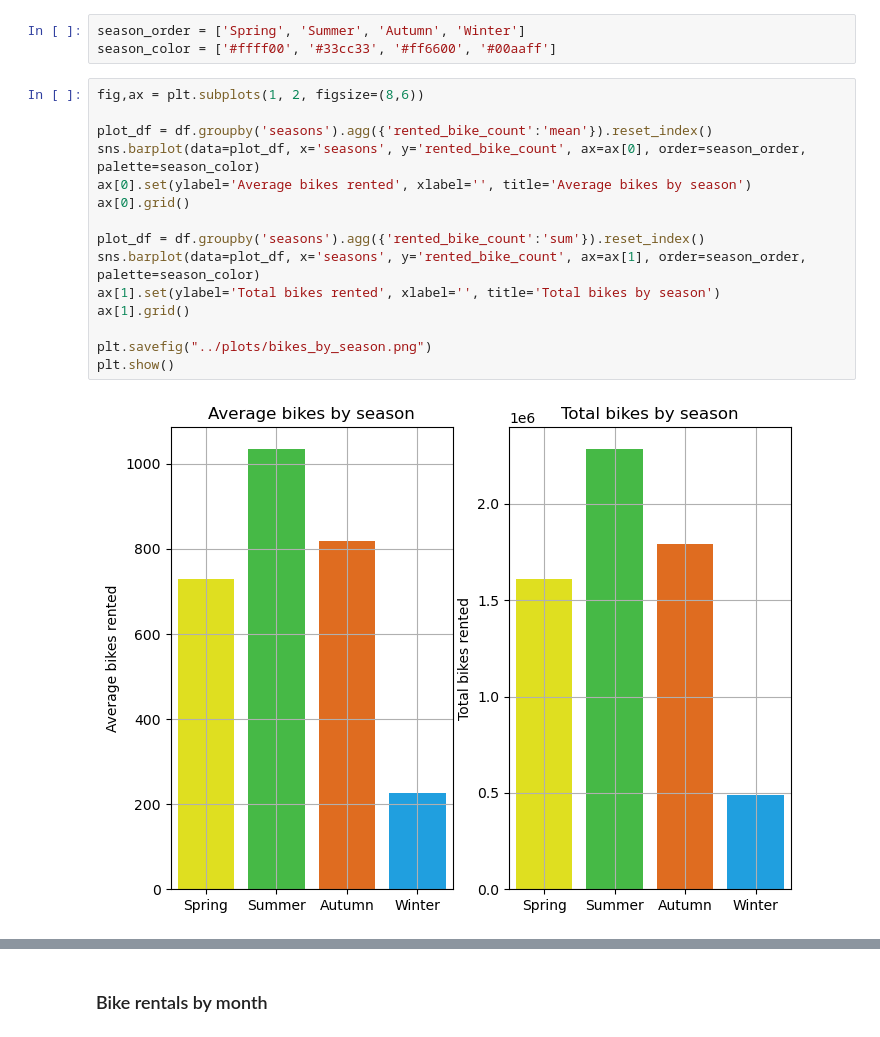
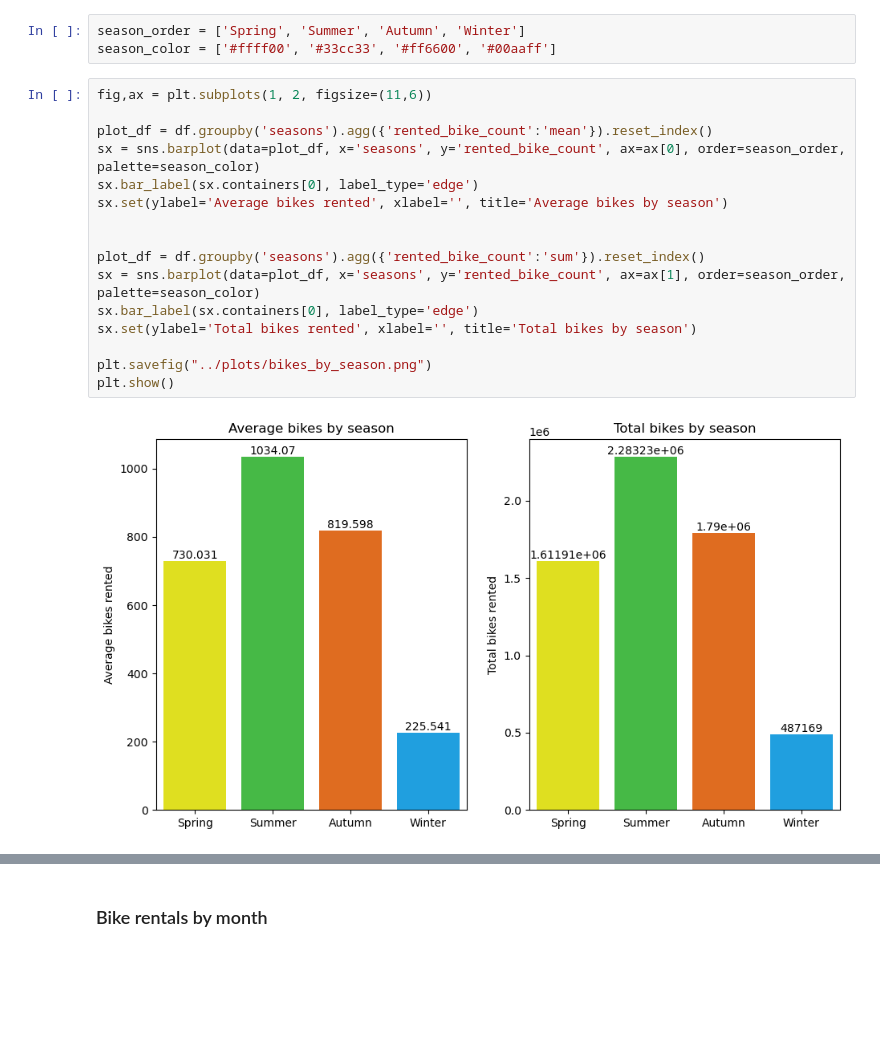
Before and after one commit to lukwies/Bikerentals-in-Seoul, a Jupyter notebook: notebooks/exploration.ipynb, the cells around one changed output, grey strips where cells are left out. Cells and saved outputs as stored; diff of their text form; blank space fills up the shorter version.

Commit message:
Improved plotting

```diff
--- a/notebooks/exploration.ipynb
+++ b/notebooks/exploration.ipynb
@@ -191,22 +170,23 @@ df.head()
 season_order = ['Spring', 'Summer', 'Autumn', 'Winter']
 season_color = ['#ffff00', '#33cc33', '#ff6600', '#00aaff']
 # %%
-fig,ax = plt.subplots(1, 2, figsize=(8,6))
+fig,ax = plt.subplots(1, 2, figsize=(11,6))
 
 plot_df = df.groupby('seasons').agg({'rented_bike_count':'mean'}).reset_index()
-sns.barplot(data=plot_df, x='seasons', y='rented_bike_count', ax=ax[0], order=season_order, palette=season_color)
-ax[0].set(ylabel='Average bikes rented', xlabel='', title='Average bikes by season')
-ax[0].grid()
+sx = sns.barplot(data=plot_df, x='seasons', y='rented_bike_count', ax=ax[0], order=season_order, palette=season_color)
+sx.bar_label(sx.containers[0], label_type='edge')
+sx.set(ylabel='Average bikes rented', xlabel='', title='Average bikes by season')
+
 
 plot_df = df.groupby('seasons').agg({'rented_bike_count':'sum'}).reset_index()
-sns.barplot(data=plot_df, x='seasons', y='rented_bike_count', ax=ax[1], order=season_order, palette=season_color)
-ax[1].set(ylabel='Total bikes rented', xlabel='', title='Total bikes by season')
-ax[1].grid()
+sx = sns.barplot(data=plot_df, x='seasons', y='rented_bike_count', ax=ax[1], order=season_order, palette=season_color)
+sx.bar_label(sx.containers[0], label_type='edge')
+sx.set(ylabel='Total bikes rented', xlabel='', title='Total bikes by season')
 
 plt.savefig("../plots/bikes_by_season.png")
 plt.show()
 # %% [output]
-[figure, old version]
+[figure, new version]
 # %%
 plot_df = df.pivot_table(index='hour', values=['rented_bike_count'], columns='seasons').reset_index()
 fig,ax = plt.subplots(2, 2, figsize=(10,8))
```
Also changed, not shown: parts of 6 cells of this notebook.
